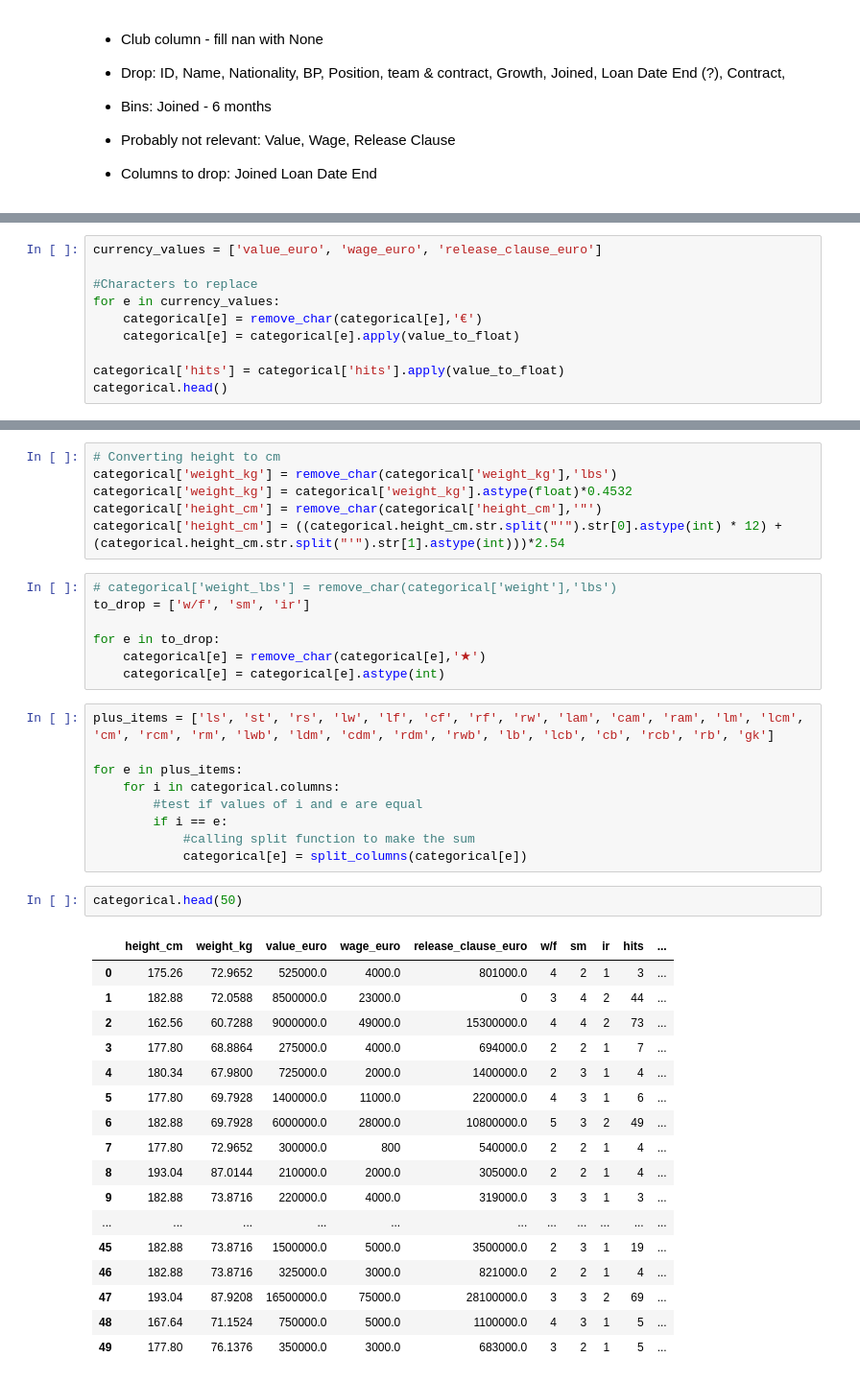
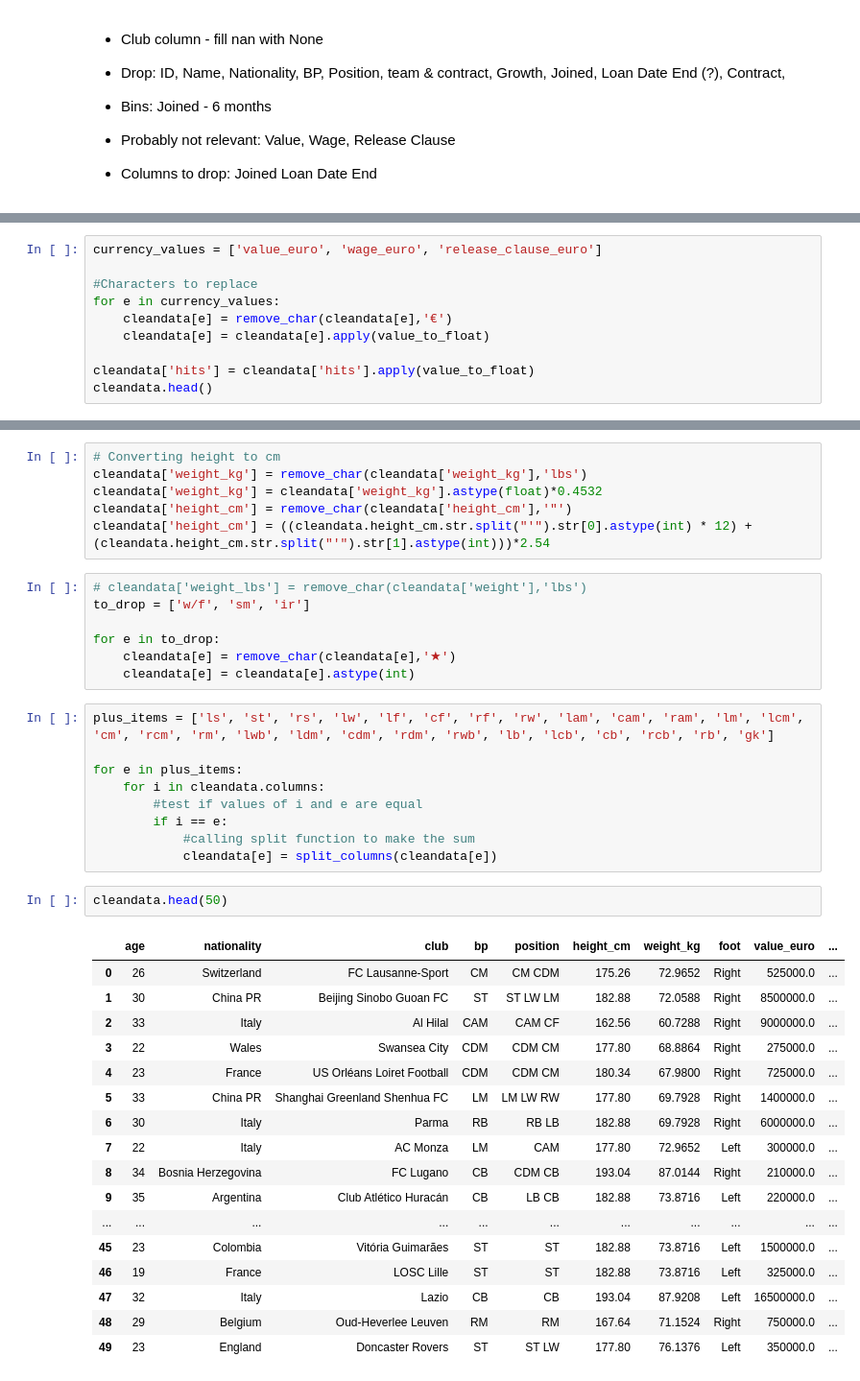
Before and after one commit to lucalfano/FIFA_21_PROJECT, a Jupyter notebook: FIFA_21_PROJECT.ipynb, the cells around one changed output, grey strips where cells are left out. Shown at 96% size. Drawn from its saved outputs; the diff is of its cells as text.

```diff
--- a/FIFA_21_PROJECT.ipynb
+++ b/FIFA_21_PROJECT.ipynb
@@ -103,9 +123,9 @@ currency_values = ['value_euro', 'wage_euro', 'release_clause_euro']
 
 #Characters to replace
 for e in currency_values:
-    categorical[e] = remove_char(categorical[e],'€')
-    categorical[e] = categorical[e].apply(value_to_float)
+    cleandata[e] = remove_char(cleandata[e],'€')
+    cleandata[e] = cleandata[e].apply(value_to_float)
 
-categorical['hits'] = categorical['hits'].apply(value_to_float)
-categorical.head()
+cleandata['hits'] = cleandata['hits'].apply(value_to_float)
+cleandata.head()
 # %% [output]
@@ -118,42 +138,42 @@ categorical.head()
 # %%
 # Converting height to cm
-categorical['weight_kg'] = remove_char(categorical['weight_kg'],'lbs')
-categorical['weight_kg'] = categorical['weight_kg'].astype(float)*0.4532
-categorical['height_cm'] = remove_char(categorical['height_cm'],'"')
-categorical['height_cm'] = ((categorical.height_cm.str.split("'").str[0].astype(int) * 12) + (categorical.height_cm.str.split("'").str[1].astype(int)))*2.54
+cleandata['weight_kg'] = remove_char(cleandata['weight_kg'],'lbs')
+cleandata['weight_kg'] = cleandata['weight_kg'].astype(float)*0.4532
+cleandata['height_cm'] = remove_char(cleandata['height_cm'],'"')
+cleandata['height_cm'] = ((cleandata.height_cm.str.split("'").str[0].astype(int) * 12) + (cleandata.height_cm.str.split("'").str[1].astype(int)))*2.54
 # %%
-# categorical['weight_lbs'] = remove_char(categorical['weight'],'lbs')
+# cleandata['weight_lbs'] = remove_char(cleandata['weight'],'lbs')
 to_drop = ['w/f', 'sm', 'ir']
 
 for e in to_drop:
-    categorical[e] = remove_char(categorical[e],'★')
-    categorical[e] = categorical[e].astype(int)
+    cleandata[e] = remove_char(cleandata[e],'★')
+    cleandata[e] = cleandata[e].astype(int)
 # %%
 plus_items = ['ls', 'st', 'rs', 'lw', 'lf', 'cf', 'rf', 'rw', 'lam', 'cam', 'ram', 'lm', 'lcm', 'cm', 'rcm', 'rm', 'lwb', 'ldm', 'cdm', 'rdm', 'rwb', 'lb', 'lcb', 'cb', 'rcb', 'rb', 'gk']
 
 for e in plus_items:
-    for i in categorical.columns:
+    for i in cleandata.columns:
         #test if values of i and e are equal
         if i == e:
             #calling split function to make the sum
-            categorical[e] = split_columns(categorical[e])
+            cleandata[e] = split_columns(cleandata[e])
 # %%
-categorical.head(50)
+cleandata.head(50)
 # %% [output]
-|  | height_cm | weight_kg | value_euro | wage_euro | release_clause_euro | w/f | sm | ir | hits | ... |
-| 0 | 175.26 | 72.9652 | 525000.0 | 4000.0 | 801000.0 | 4 | 2 | 1 | 3 | ... |
-| 1 | 182.88 | 72.0588 | 8500000.0 | 23000.0 | 0 | 3 | 4 | 2 | 44 | ... |
-| 2 | 162.56 | 60.7288 | 9000000.0 | 49000.0 | 15300000.0 | 4 | 4 | 2 | 73 | ... |
-| 3 | 177.80 | 68.8864 | 275000.0 | 4000.0 | 694000.0 | 2 | 2 | 1 | 7 | ... |
-| 4 | 180.34 | 67.9800 | 725000.0 | 2000.0 | 1400000.0 | 2 | 3 | 1 | 4 | ... |
-| 5 | 177.80 | 69.7928 | 1400000.0 | 11000.0 | 2200000.0 | 4 | 3 | 1 | 6 | ... |
-| 6 | 182.88 | 69.7928 | 6000000.0 | 28000.0 | 10800000.0 | 5 | 3 | 2 | 49 | ... |
-| 7 | 177.80 | 72.9652 | 300000.0 | 800 | 540000.0 | 2 | 2 | 1 | 4 | ... |
-| 8 | 193.04 | 87.0144 | 210000.0 | 2000.0 | 305000.0 | 2 | 2 | 1 | 4 | ... |
-| 9 | 182.88 | 73.8716 | 220000.0 | 4000.0 | 319000.0 | 3 | 3 | 1 | 3 | ... |
+|  | age | nationality | club | bp | position | height_cm | weight_kg | foot | value_euro | ... |
+| 0 | 26 | Switzerland | FC Lausanne-Sport | CM | CM CDM | 175.26 | 72.9652 | Right | 525000.0 | ... |
+| 1 | 30 | China PR | Beijing Sinobo Guoan FC | ST | ST LW LM | 182.88 | 72.0588 | Right | 8500000.0 | ... |
+| 2 | 33 | Italy | Al Hilal | CAM | CAM CF | 162.56 | 60.7288 | Right | 9000000.0 | ... |
+| 3 | 22 | Wales | Swansea City | CDM | CDM CM | 177.80 | 68.8864 | Right | 275000.0 | ... |
+| 4 | 23 | France | US Orléans Loiret Football | CDM | CDM CM | 180.34 | 67.9800 | Right | 725000.0 | ... |
+| 5 | 33 | China PR | Shanghai Greenland Shenhua FC | LM | LM LW RW | 177.80 | 69.7928 | Right | 1400000.0 | ... |
+| 6 | 30 | Italy | Parma | RB | RB LB | 182.88 | 69.7928 | Right | 6000000.0 | ... |
+| 7 | 22 | Italy | AC Monza | LM | CAM | 177.80 | 72.9652 | Left | 300000.0 | ... |
+| 8 | 34 | Bosnia Herzegovina | FC Lugano | CB | CDM CB | 193.04 | 87.0144 | Right | 210000.0 | ... |
+| 9 | 35 | Argentina | Club Atlético Huracán | CB | LB CB | 182.88 | 73.8716 | Left | 220000.0 | ... |
 | ... | ... | ... | ... | ... | ... | ... | ... | ... | ... | ... |
-| 45 | 182.88 | 73.8716 | 1500000.0 | 5000.0 | 3500000.0 | 2 | 3 | 1 | 19 | ... |
-| 46 | 182.88 | 73.8716 | 325000.0 | 3000.0 | 821000.0 | 2 | 2 | 1 | 4 | ... |
-| 47 | 193.04 | 87.9208 | 16500000.0 | 75000.0 | 28100000.0 | 3 | 3 | 2 | 69 | ... |
-| 48 | 167.64 | 71.1524 | 750000.0 | 5000.0 | 1100000.0 | 4 | 3 | 1 | 5 | ... |
-| 49 | 177.80 | 76.1376 | 350000.0 | 3000.0 | 683000.0 | 3 | 2 | 1 | 5 | ... |
+| 45 | 23 | Colombia | Vitória Guimarães | ST | ST | 182.88 | 73.8716 | Left | 1500000.0 | ... |
+| 46 | 19 | France | LOSC Lille | ST | ST | 182.88 | 73.8716 | Left | 325000.0 | ... |
+| 47 | 32 | Italy | Lazio | CB | CB | 193.04 | 87.9208 | Left | 16500000.0 | ... |
+| 48 | 29 | Belgium | Oud-Heverlee Leuven | RM | RM | 167.64 | 71.1524 | Right | 750000.0 | ... |
+| 49 | 23 | England | Doncaster Rovers | ST | ST LW | 177.80 | 76.1376 | Left | 350000.0 | ... |
```
Also changed, not shown: parts of 20 cells of this notebook.
